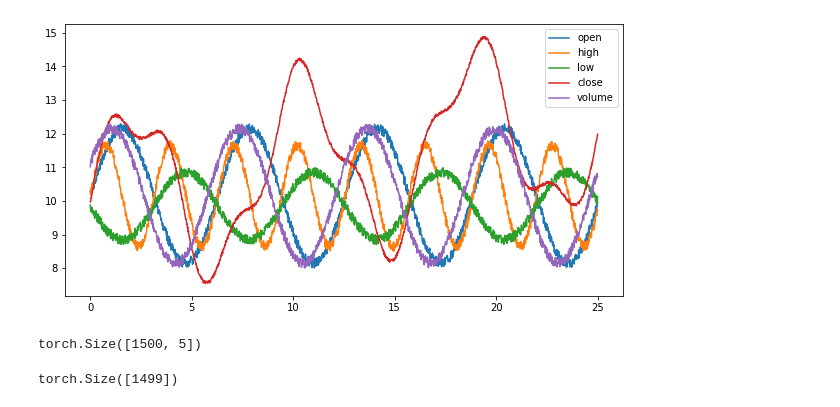
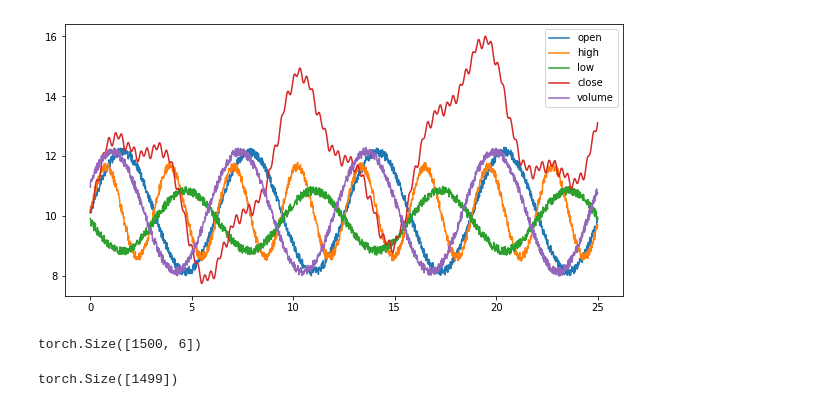
Before and after one commit to Benjamin-van-Heerden/ml-mess, a Jupyter notebook: time_series_transformer.ipynb, the cells around one changed output. Drawn from its saved outputs; the diff is of its cells as text; code cells hidden in the pictures.

```diff
--- a/time_series_transformer.ipynb
+++ b/time_series_transformer.ipynb
@@ -5,28 +5,31 @@ import torch.nn.functional as F
 import math
 import matplotlib.pyplot as plt
 # %%
-t = torch.linspace(0, 25, 1500)
+num_datapoints = 1500
+
+t = torch.linspace(0, 25, num_datapoints)
 open = 10 + 2 * torch.sin(t) + 0.3 * torch.rand(t.shape)
 high = 10 + 1.5 * torch.sin(2 * t) + 0.3 * torch.rand(t.shape)
 low = 10 + torch.sin(-t) - 0.3 * torch.rand(t.shape)
-close = 10 + 2.5 * torch.sin(0.75 * t) + 0.75 * torch.sin(2 * t) + 0.1 * t - 0.1 * torch.rand(t.shape)
+close = 10 + 2.5 * torch.sin(0.75 * t) + 0.75 * torch.sin(2 * t) + 0.15 * t + 0.1 * torch.sin(10 * t) + 0.15 * torch.sin(20 * t + 2)
 volume = 10 + 2 * torch.sin(t + 0.5) + 0.3 * torch.rand(t.shape)
+time_index = torch.arange(1, num_datapoints + 1, 1)
 
 plt.figure(figsize=(10, 5))
 plt.plot(t, open, label='open')
 plt.plot(t, high, label='high')
 plt.plot(t, low, label='low')
 plt.plot(t, close, label='close')
 plt.plot(t, volume, label='volume')
 plt.legend();
 # will be attempting to predict the change in close price
 # %% [output]
-[figure, old version]
+[figure, new version]
 # %%
-X = torch.stack([open, high, low, close, volume], dim=1)
+X = torch.stack([time_index, open, high, low, close, volume], dim=1)
 X.shape
 # %% [output]
-torch.Size([1500, 5])
+torch.Size([1500, 6])
 # %%
 y = torch.tensor([(b - a) / a for a, b in zip(close[:-1], close[1:])])
 y.shape
```
Also changed, not shown: parts of 16 cells of this notebook, 1 other file.
